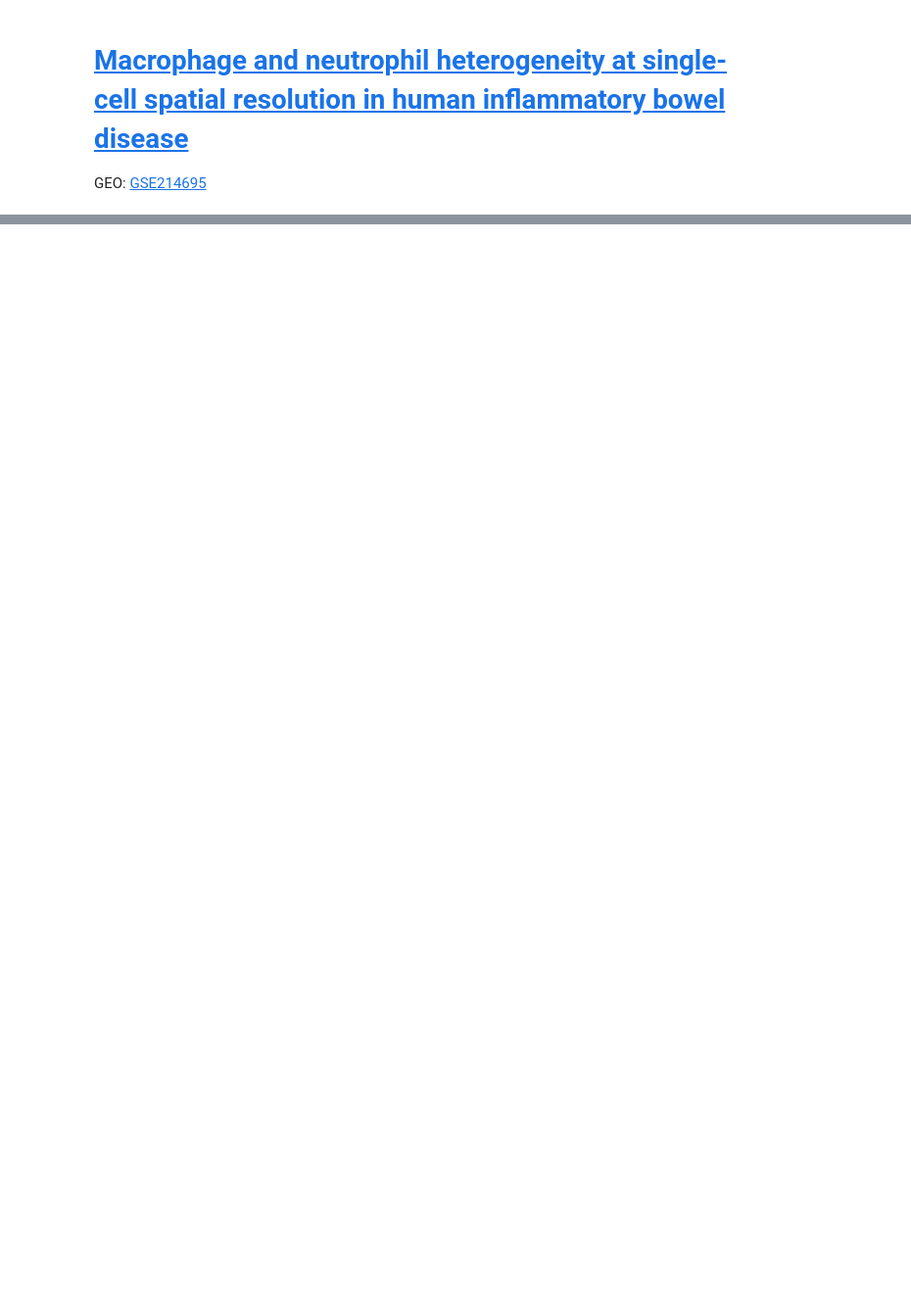
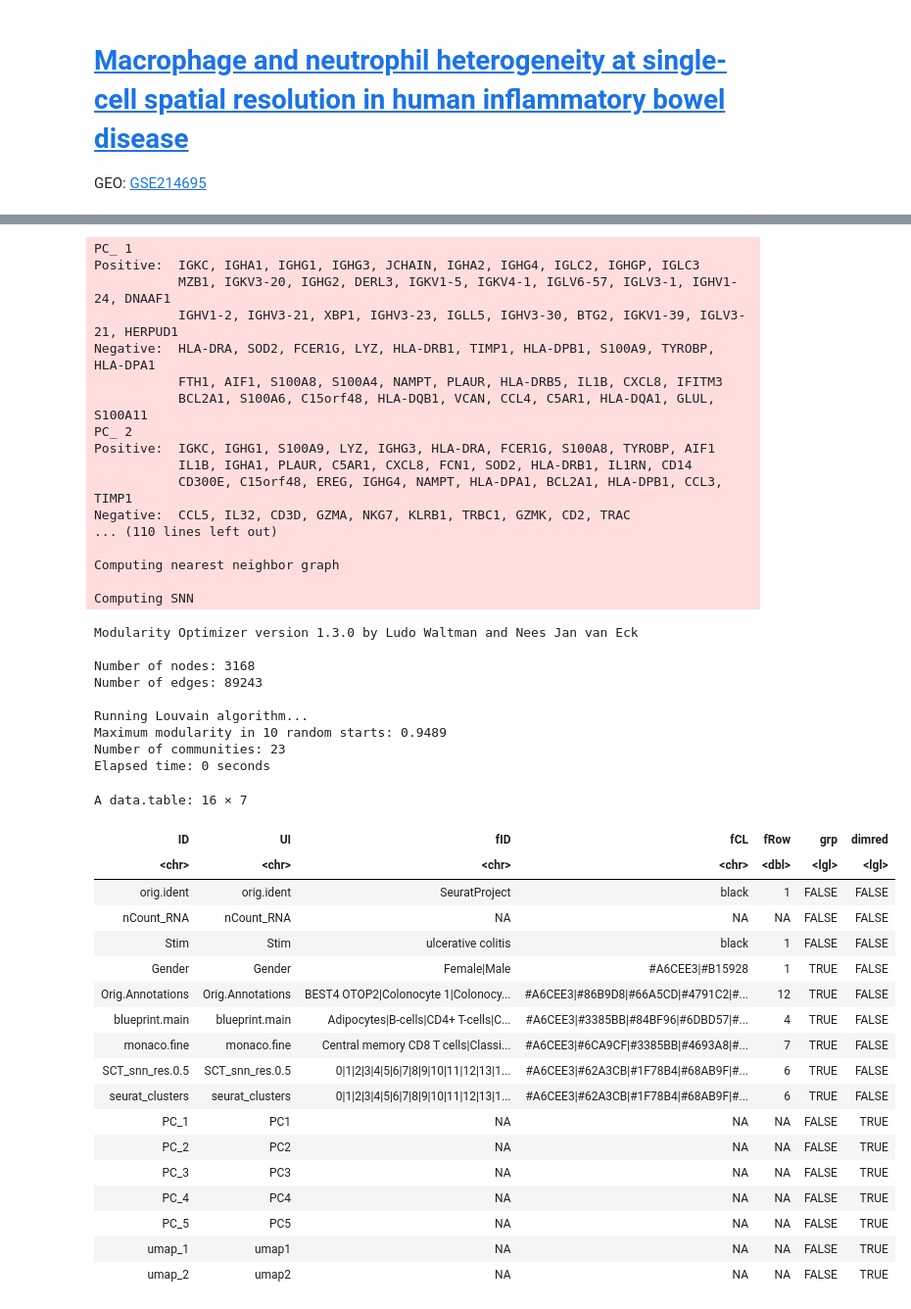
Before and after one commit to siegelna/2024_06_24_Garrido-Trig.et.al-37495570, a Jupyter notebook: analysis.ipynb, the cells around one changed output, grey strips where cells are left out. Shown: that part at 98% size. Saved outputs shown, nothing was run; the diff lists cells and outputs as text; code cells hidden in the pictures; blank space fills up the shorter version.

```diff
--- a/analysis.ipynb
+++ b/analysis.ipynb
@@ -126,5 +192,5 @@ table(test@meta.data$blueprint.main)
 # %%
-test <- SetIdent(test, value = "blueprint.main")
+obj <- SetIdent(obj, value = "blueprint.main")
 remove_low_count_cells <- function(seurat_obj, metadata_column, threshold = 20) {
 
   # obj <- SetIdent(obj, value = metadata_column)
@@ -137,5 +203,5 @@ remove_low_count_cells <- function(seurat_obj, metadata_column, threshold = 20)
 
   return(seurat_obj)
 }
-test <- remove_low_count_cells(seurat_obj = test, metadata_column = "blueprint.main", threshold = 20)
+obj <- remove_low_count_cells(seurat_obj = obj, metadata_column = "blueprint.main", threshold = 20)
 # %%
@@ -156,8 +243,6 @@ table(test@meta.data$monaco.fine)
 # %%
-test <- SetIdent(test, value = "monaco.fine")
+obj <- SetIdent(obj, value = "monaco.fine")
 remove_low_count_cells <- function(seurat_obj, metadata_column, threshold = 20) {
-
-  # obj <- SetIdent(obj, value = metadata_column)
 
   total_counts <- table(seurat_obj@meta.data[[metadata_column]])
 
@@ -167,5 +252,5 @@ remove_low_count_cells <- function(seurat_obj, metadata_column, threshold = 20)
 
   return(seurat_obj)
 }
-test <- remove_low_count_cells(seurat_obj = test, metadata_column = "monaco.fine", threshold = 20)
+obj <- remove_low_count_cells(seurat_obj = obj, metadata_column = "monaco.fine", threshold = 20)
 # %%
@@ -177,6 +280,6 @@ c("LILRB1", "LILRB2", "LILRB3", "HLA-G", "IL1B",
  "IL6", "IL23A", "IL12A", "IL12B", "TNF", "IL10", "TIGIT", "PDCD1")
 # %%
 # Keep only genes present in data for `default.multigene`
-seurat_data <- GetAssayData(object = test)
+seurat_data <- GetAssayData(object = obj)
 seurat_genes <- rownames(seurat_data)
 present_genes <- genes[genes %in% seurat_genes]
@@ -191,3 +291,4 @@ test@meta.data$Orig.Annotations <- test@meta.data$annotation
 # %%
 columns_to_keep <-  c('orig.ident', 'nCount_RNA', 'Stim', 'Gender', 'Orig.Annotations', 'blueprint.main', 'monaco.fine')
-test@meta.data <- test@meta.data[, columns_to_keep, drop = FALSE]
+obj@meta.data <- obj@meta.data[, columns_to_keep, drop = FALSE]
+obj <- subset(obj, subset = Orig.Annotations != "NA")
@@ -219,22 +328,68 @@ makeShinyFiles(seu, scConf1,
 # %%
 # Ulcerative colitis
 load(file=file.path('objects', '06.rda'))
-test <- subset(test, subset = Stim == "ulcerative colitis")
-test <- RunPCA(test, npcs = 30, verbose = TRUE)
-test <- RunUMAP(test, reduction = "pca", dims = 1:20)
-test <- FindNeighbors(test, reduction = "pca", dims = 1:20)
-test <- FindClusters(test, resolution = 0.5)
+obj <- subset(obj, subset = Stim == "ulcerative colitis")
+obj <- RunPCA(obj, npcs = 30, verbose = TRUE)
+obj <- RunUMAP(obj, reduction = "pca", dims = 1:20)
+obj <- FindNeighbors(obj, reduction = "pca", dims = 1:20)
+obj <- FindClusters(obj, resolution = 0.5)
 
-save(test, file=file.path('objects', 'uc.rda'))
+save(obj, file=file.path('objects', 'uc.rda'))
 
-seu =  test
+seu =  obj
 scConf2 = createConfig(seu)
 makeShinyFiles(seu, scConf2,
              gene.mapping = TRUE,
              shiny.prefix = "sc2",
              shiny.dir = "colon_UC_crohns_scRNA-seq_GSM6614348/",
              gex.assay = "SCT",
              default.multigene = present_genes)
+# %% [output]
+PC_ 1
+Positive:  IGKC, IGHA1, IGHG1, IGHG3, JCHAIN, IGHA2, IGHG4, IGLC2, IGHGP, IGLC3
+           MZB1, IGKV3-20, IGHG2, DERL3, IGKV1-5, IGKV4-1, IGLV6-57, IGLV3-1, IGHV1-24, DNAAF1
+           IGHV1-2, IGHV3-21, XBP1, IGHV3-23, IGLL5, IGHV3-30, BTG2, IGKV1-39, IGLV3-21, HERPUD1
+Negative:  HLA-DRA, SOD2, FCER1G, LYZ, HLA-DRB1, TIMP1, HLA-DPB1, S100A9, TYROBP, HLA-DPA1
+           FTH1, AIF1, S100A8, S100A4, NAMPT, PLAUR, HLA-DRB5, IL1B, CXCL8, IFITM3
+           BCL2A1, S100A6, C15orf48, HLA-DQB1, VCAN, CCL4, C5AR1, HLA-DQA1, GLUL, S100A11
+PC_ 2
+Positive:  IGKC, IGHG1, S100A9, LYZ, IGHG3, HLA-DRA, FCER1G, S100A8, TYROBP, AIF1
+           IL1B, IGHA1, PLAUR, C5AR1, CXCL8, FCN1, SOD2, HLA-DRB1, IL1RN, CD14
+           CD300E, C15orf48, EREG, IGHG4, NAMPT, HLA-DPA1, BCL2A1, HLA-DPB1, CCL3, TIMP1
+Negative:  CCL5, IL32, CD3D, GZMA, NKG7, KLRB1, TRBC1, GZMK, CD2, TRAC
+... (110 lines left out)
+
+Computing nearest neighbor graph
+
+Computing SNN
+Modularity Optimizer version 1.3.0 by Ludo Waltman and Nees Jan van Eck
+
+Number of nodes: 3168
+Number of edges: 89243
+
+Running Louvain algorithm...
+Maximum modularity in 10 random starts: 0.9489
+Number of communities: 23
+Elapsed time: 0 seconds
+A data.table: 16 × 7
+| ID | UI | fID | fCL | fRow | grp | dimred |
+| <chr> | <chr> | <chr> | <chr> | <dbl> | <lgl> | <lgl> |
+| orig.ident | orig.ident | SeuratProject | black | 1 | FALSE | FALSE |
+| nCount_RNA | nCount_RNA | NA | NA | NA | FALSE | FALSE |
+| Stim | Stim | ulcerative colitis | black | 1 | FALSE | FALSE |
+| Gender | Gender | Female|Male | #A6CEE3|#B15928 | 1 | TRUE | FALSE |
+| Orig.Annotations | Orig.Annotations | BEST4 OTOP2|Colonocyte 1|Colonocy... | #A6CEE3|#86B9D8|#66A5CD|#4791C2|#... | 12 | TRUE | FALSE |
+| blueprint.main | blueprint.main | Adipocytes|B-cells|CD4+ T-cells|C... | #A6CEE3|#3385BB|#84BF96|#6DBD57|#... | 4 | TRUE | FALSE |
+| monaco.fine | monaco.fine | Central memory CD8 T cells|Classi... | #A6CEE3|#6CA9CF|#3385BB|#4693A8|#... | 7 | TRUE | FALSE |
+| SCT_snn_res.0.5 | SCT_snn_res.0.5 | 0|1|2|3|4|5|6|7|8|9|10|11|12|13|1... | #A6CEE3|#62A3CB|#1F78B4|#68AB9F|#... | 6 | TRUE | FALSE |
+| seurat_clusters | seurat_clusters | 0|1|2|3|4|5|6|7|8|9|10|11|12|13|1... | #A6CEE3|#62A3CB|#1F78B4|#68AB9F|#... | 6 | TRUE | FALSE |
+| PC_1 | PC1 | NA | NA | NA | FALSE | TRUE |
+| PC_2 | PC2 | NA | NA | NA | FALSE | TRUE |
+| PC_3 | PC3 | NA | NA | NA | FALSE | TRUE |
+| PC_4 | PC4 | NA | NA | NA | FALSE | TRUE |
+| PC_5 | PC5 | NA | NA | NA | FALSE | TRUE |
+| umap_1 | umap1 | NA | NA | NA | FALSE | TRUE |
+| umap_2 | umap2 | NA | NA | NA | FALSE | TRUE |
 # %%
 # Crohn's disease
 load(file=file.path('objects', '06.rda'))
```
Also changed, not shown: parts of 45 cells of this notebook.
